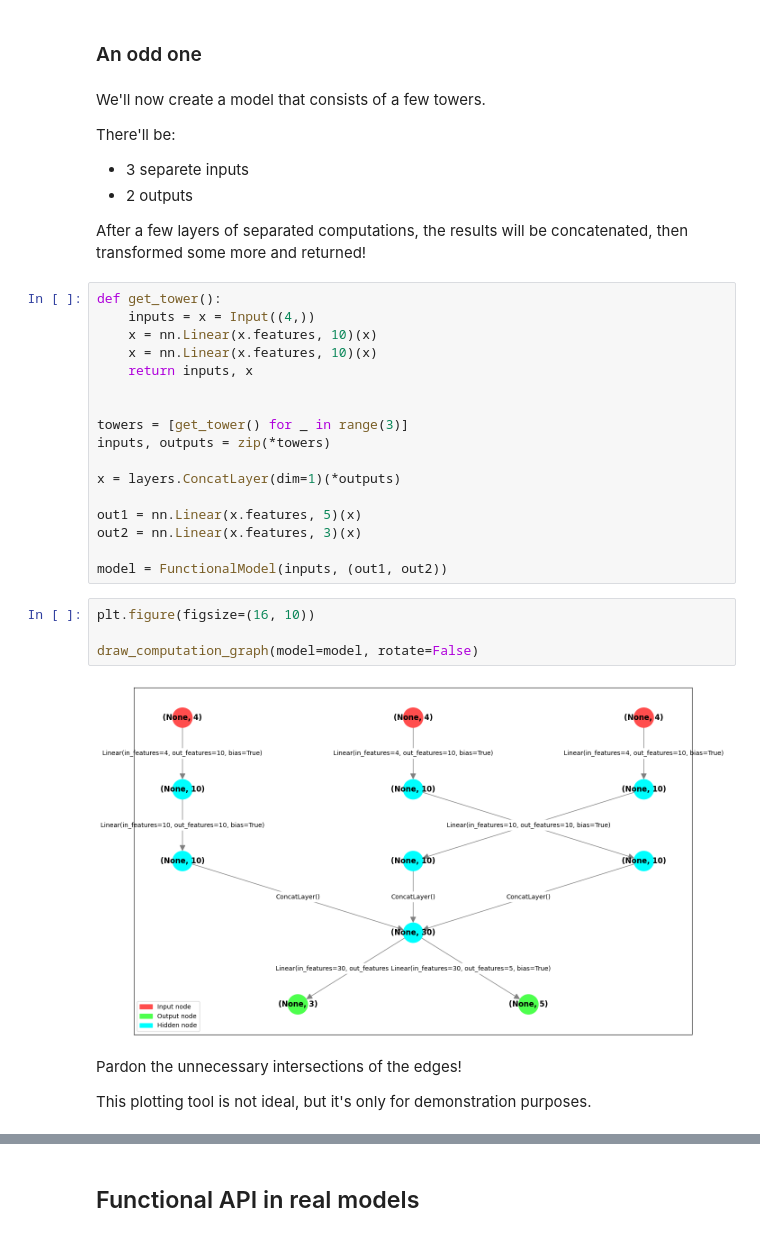
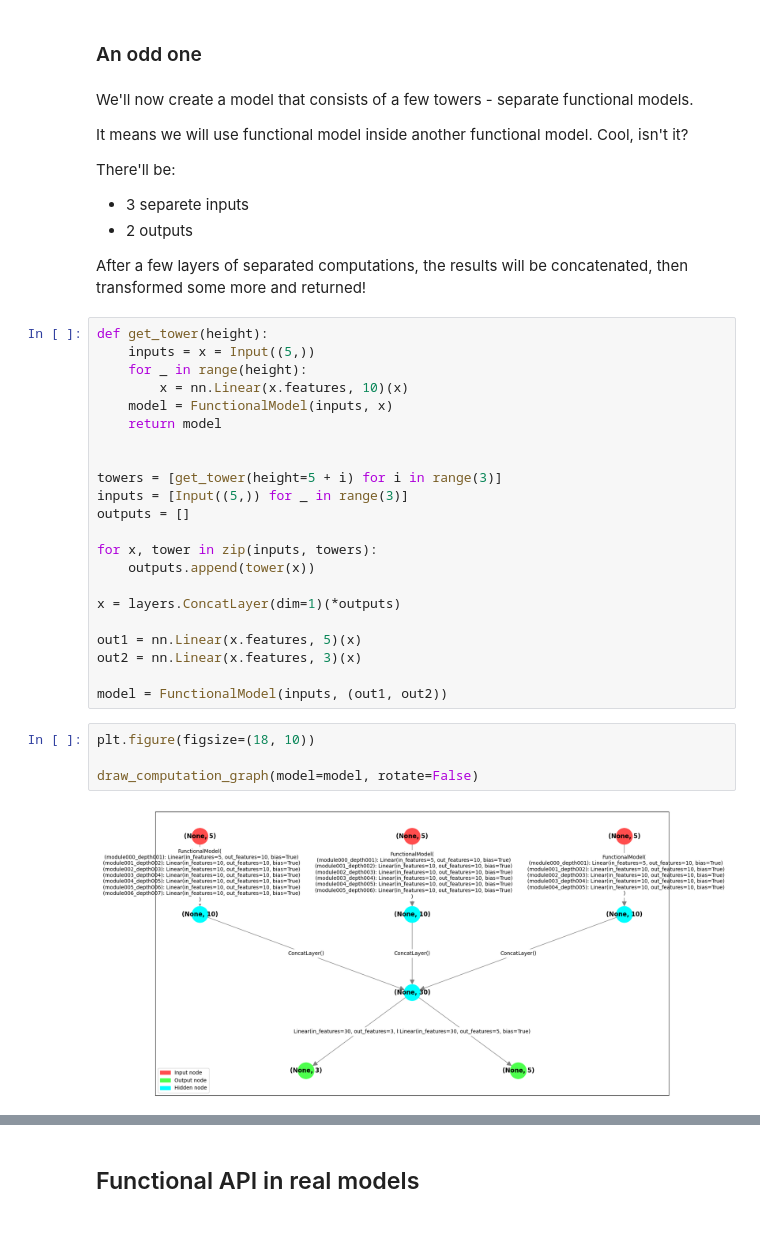
Before and after one commit to sjmikler/pytorch-symbolic, a Jupyter notebook: gentle-introduction.ipynb, the cells around one changed output, grey strips where cells are left out. Cells and saved outputs as stored; diff of their text form.

Commit message:
Fix edge intersection for plotting tool

```diff
--- a/gentle-introduction.ipynb
+++ b/gentle-introduction.ipynb
@@ -195,7 +198,9 @@ It's a rather simple topology.
 # %% [markdown]
 ### An odd one
 # %% [markdown]
-We'll now create a model that consists of a few towers.
+We'll now create a model that consists of a few towers - separate functional models.
+
+It means we will use functional model inside another functional model. Cool, isn't it?
 
 There'll be:
 * 3 separete inputs
@@ -203,15 +208,20 @@ There'll be:
 
 After a few layers of separated computations, the results will be concatenated, then transformed some more and returned!
 # %%
-def get_tower():
-    inputs = x = Input((4,))
-    x = nn.Linear(x.features, 10)(x)
-    x = nn.Linear(x.features, 10)(x)
-    return inputs, x
+def get_tower(height):
+    inputs = x = Input((5,))
+    for _ in range(height):
+        x = nn.Linear(x.features, 10)(x)
+    model = FunctionalModel(inputs, x)
+    return model
 
 
-towers = [get_tower() for _ in range(3)]
-inputs, outputs = zip(*towers)
+towers = [get_tower(height=5 + i) for i in range(3)]
+inputs = [Input((5,)) for _ in range(3)]
+outputs = []
+
+for x, tower in zip(inputs, towers):
+    outputs.append(tower(x))
 
 x = layers.ConcatLayer(dim=1)(*outputs)
 
@@ -220,12 +230,8 @@ out2 = nn.Linear(x.features, 3)(x)
 
 model = FunctionalModel(inputs, (out1, out2))
 # %%
-plt.figure(figsize=(16, 10))
+plt.figure(figsize=(18, 10))
 
 draw_computation_graph(model=model, rotate=False)
 # %% [output]
-[figure, old version]
+[figure, new version]
-# %% [markdown]
-Pardon the unnecessary intersections of the edges!
-
-This plotting tool is not ideal, but it's only for demonstration purposes.
```
Also changed, not shown: parts of 7 cells of this notebook, 3 other files.
